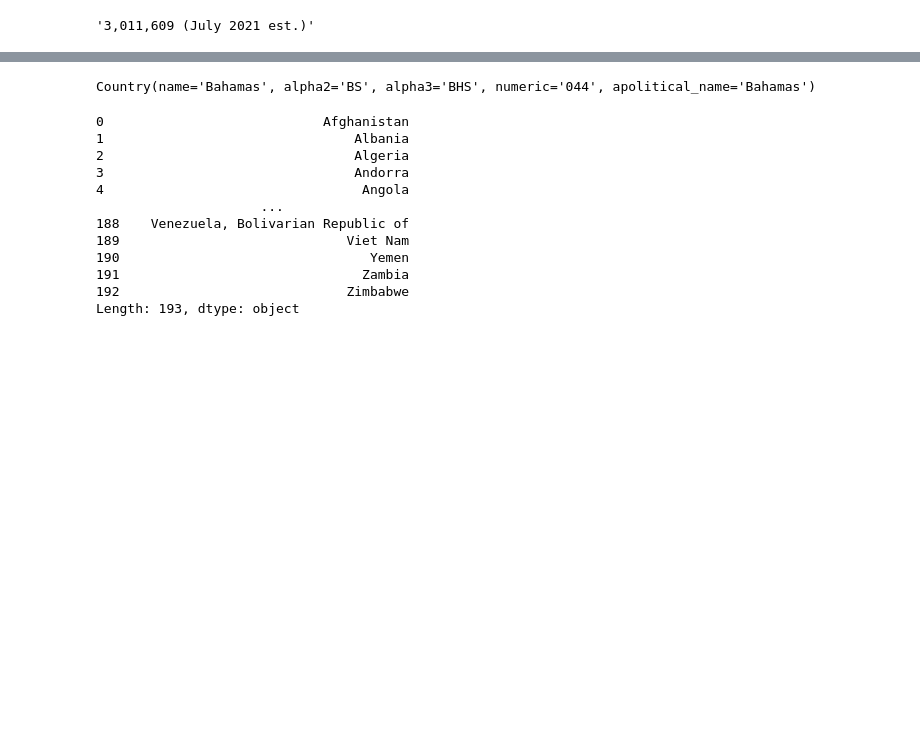
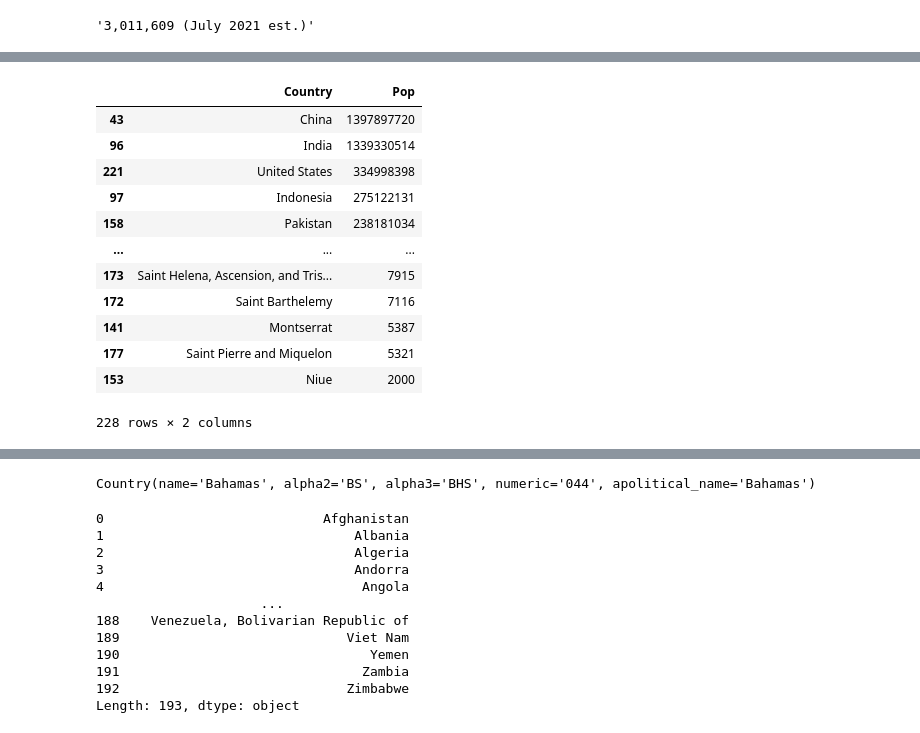
Before and after one commit to cyrustabatab/WorldFactbookScraping, a Jupyter notebook: Factbook.ipynb, the cells around one changed output, grey strips where cells are left out. Cells and saved outputs as stored; diff of their text form; code cells hidden in the pictures; blank space fills up the shorter version.

```diff
--- a/Factbook.ipynb
+++ b/Factbook.ipynb
@@ -65,0 +124,16 @@ import iso3166
+# %%
+factbook.sort_values(by='Pop',ascending=False)
+# %% [output]
+|  | Country | Pop |
+| 43 | China | 1397897720 |
+| 96 | India | 1339330514 |
+| 221 | United States | 334998398 |
+| 97 | Indonesia | 275122131 |
+| 158 | Pakistan | 238181034 |
+| ... | ... | ... |
+| 173 | Saint Helena, Ascension, and Tris... | 7915 |
+| 172 | Saint Barthelemy | 7116 |
+| 141 | Montserrat | 5387 |
+| 177 | Saint Pierre and Miquelon | 5321 |
+| 153 | Niue | 2000 |
+228 rows × 2 columns
```
Also changed, not shown: parts of 11 cells of this notebook, 1 other file.
